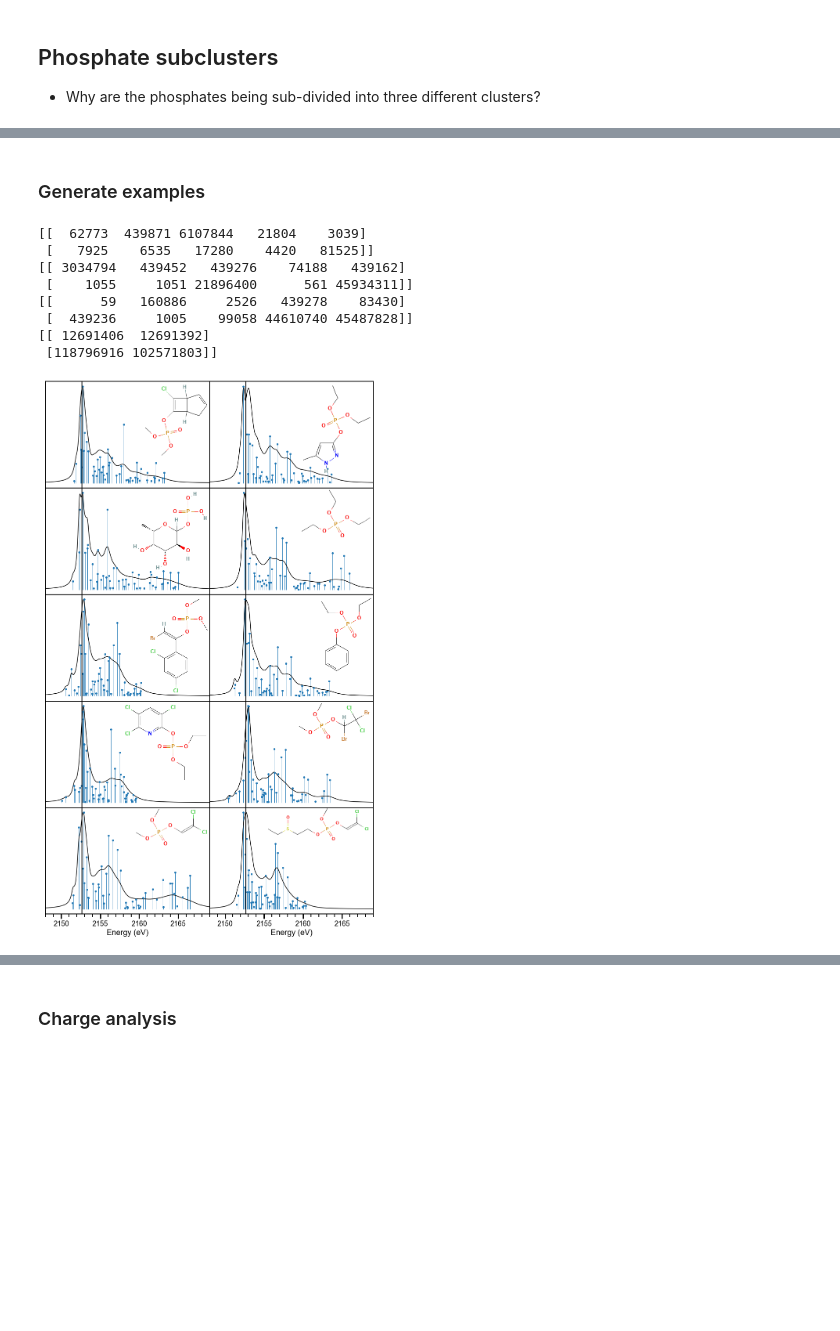
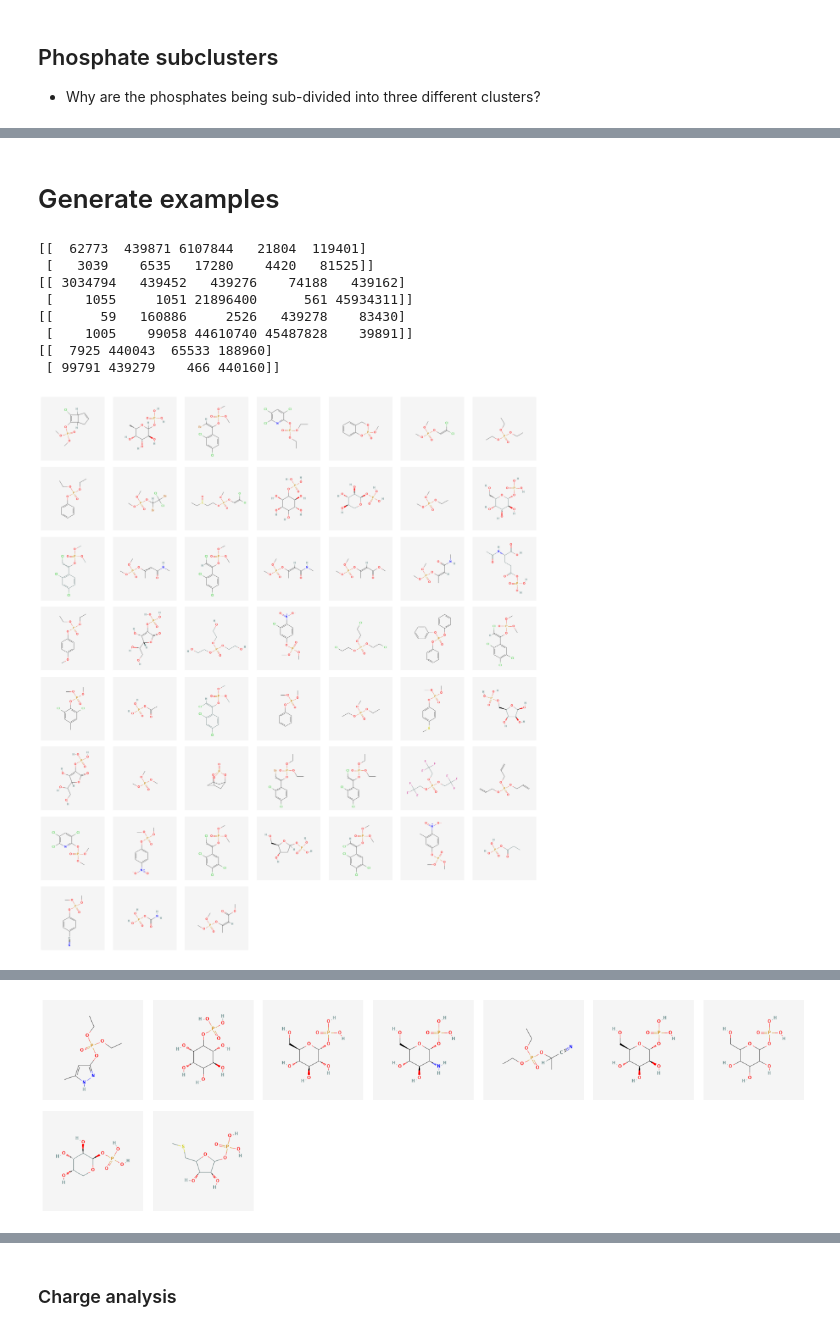
Before and after one commit to Seidler-Lab/Phosphorus-ML-Project, a Jupyter notebook: Data_Analysis_Sam.ipynb, the cells around one changed output, grey strips where cells are left out. Drawn from its saved outputs; the diff is of its cells as text; code cells hidden in the pictures; blank space fills up the shorter version.

```diff
--- a/Data_Analysis_Sam.ipynb
+++ b/Data_Analysis_Sam.ipynb
@@ -283,16 +281,14 @@ for i, coordnum in enumerate([1, 3]):
     ax = fig.add_subplot(spec[:6, 2*i + 1])
     class_tsneplt = plot_dim_red((fig, ax), X_coord, XES_tsnemap, colorcodemap=codemap,
                                   mode='XES', method='UMAP', hiddencids=hiddencids, fontsize=24,
-                                  size=60, edgecolors='w', hiddenalpha=0.0, **{'loc': 'upper left'})
+                                  size=60, edgecolors='w', hiddenalpha=0.0, **{'loc': 'upper center'})
     set_spine_width(ax, width=1.2)
-    add_point_pubchem_link(class_tsneplt, X_coord)
 
     ax = fig.add_subplot(spec[6:11, 2*i + 1])
     class_tsneplt = plot_dim_red((fig, ax), X_coord, XANES_tsnemap, colorcodemap=codemap,
                                   mode='XANES', method='UMAP', hiddencids=hiddencids, fontsize=24,
-                                  size=60, edgecolors='w', hiddenalpha=0.0, **{'loc': 'upper left'})
+                                  size=60, edgecolors='w', hiddenalpha=0.0, **{'loc': 'upper center'})
     set_spine_width(ax, width=1.2)
-    add_point_pubchem_link(class_tsneplt, X_coord)
 
-plt.savefig(f'../Figures/oxidation.png', dpi=1000, transparent=False, bbox_inches='tight')
+# plt.savefig(f'../Figures/oxidation.png', dpi=1000, transparent=False, bbox_inches='tight')
 # %% [output]
@@ -379,8 +375,7 @@ if make_SI_figures:
 # %%
 # sulfur subclasses
 codemap = sulfurcodemap
-# labels = ['phosphate', 'phosphorothioate', 'dithiophosphate']
-labels = ['phosphate']
+labels = ['phosphate', 'phosphorothioate', 'dithiophosphate']
 bin_names = list(SULFURCODES.keys())
 N = len(labels)
 
@@ -418,11 +413,11 @@ for mode in ['XES', 'XANES']:
     if mode == 'XES':
         tsnemap = XES_tsnemap
         col1, col2 = 0, 3
-        options = {'loc':'upper right'}
+        options = {'loc':'center'}
     else:
         tsnemap = XANES_tsnemap
         col1, col2 = 3, 6
-        options = {'loc': 'upper left'}
+        options = {'loc': 'center'}
     #################### tsne plot
     ax = fig.add_subplot(spec[0, col1:col2])
     tsne_plt = plot_dim_red((fig, ax), X_subset, tsnemap, size=80,
@@ -432,5 +427,5 @@ for mode in ['XES', 'XANES']:
     set_spine_width(ax, width=1.)
     add_point_pubchem_link(tsne_plt, X_subset)
 
-# plt.savefig(f'../Figures/sulfur.png', dpi=1000, transparent=False, bbox_inches='tight')
+plt.savefig(f'../Figures/sulfur.png', dpi=1000, transparent=False, bbox_inches='tight')
 # %% [output]
@@ -569,41 +528,64 @@ for j, cid_list in enumerate(cluster_cids):
 # %% [markdown]
-### Generate examples
+# Generate examples
 # %%
 if make_SI_figures:
-    for select in [0, 1, 2, 3]:
+    for select in select_clusters:
         cids = []
         for cid, cluster in dbscan_clustermap.items():
-            if cluster == select and cid not in cluster_cids:
+            if cluster + 1 == select:
                 cids += [cid]
 
+        # show every structure for each compound
+        N = len(cids)
+        if N < 7:
+            ncols = 2
+        else:
+            ncols = 7
+        nrows = N//ncols + 1
+        fig, axes = plt.subplots(nrows=nrows, ncols=ncols, figsize=(ncols*3, nrows*3))
+        plt.subplots_adjust(wspace=0.1, hspace=0.1)
+        for i in range(int(ncols*nrows)):
+            row, colm = np.unravel_index(i, (nrows, ncols))
+            axes[row, colm].axis('off')
+            if i < N:
+                cid = cids[i]
+                urllib.request.urlretrieve(f"https://pubchem.ncbi.nlm.nih.gov/image/imgsrv.fcgi?cid={cid}&t=l",
+                                       f"../Figures/pubchem_structures/{cid}.png")
+                img = Image.open(f"../Figures/pubchem_structures/{cid}.png")
+                axes[row, colm].imshow(img)
+        plt.savefig(f'../Figures/SI_phosphate_cluster_{keys[select]}_structures.png',
+                    dpi=800, bbox_inches='tight')
+
+
+        ### make spectra figure
         if len(cids) < 10:
             N = len(cids)//2
         else:
             N = 5
         cids = np.array(cids[:N*2]).reshape((2,N))
         print(cids)
 
         fig, axes = plt.subplots(nrows=N, ncols=2, figsize=(15,N*5))
         plt.subplots_adjust(wspace=0, hspace=0)
 
-        for cluster, cid_list in enumerate(cids):
+        for colm, cid_list in enumerate(cids):
             for i, cid in enumerate(cid_list):
                 if i == N-1:
                     verbose = True
                 else:
                     verbose = False
-                plot_spectrum_and_trans((fig, axes[i, cluster]), compoundmap, cid, verbose=verbose,
-                                        mode='XANES', energyrange=(2148,2169), color=select,
+                plot_spectrum_and_trans((fig, axes[i, colm]), compoundmap, cid, verbose=verbose,
+                                        mode='XANES', energyrange=(2148,2169), color=2*(select - 1),
                                         link_pubchem=True, chemdraw=False, resize=True)
-                set_spine_width(axes[i, cluster], width=2)
-        plt.savefig(f'../Figures/SI_phosphate_cluster_{select + 1}.png', dpi=800, bbox_inches='tight')
+                set_spine_width(axes[i, colm], width=2)
+        plt.savefig(f'../Figures/SI_phosphate_cluster_{keys[select]}_spectra.png', dpi=800, bbox_inches='tight')
 # %% [output]
-[[  62773  439871 6107844   21804    3039]
- [   7925    6535   17280    4420   81525]]
+[[  62773  439871 6107844   21804  119401]
+ [   3039    6535   17280    4420   81525]]
 [[ 3034794   439452   439276    74188   439162]
  [    1055     1051 21896400      561 45934311]]
 [[      59   160886     2526   439278    83430]
- [  439236     1005    99058 44610740 45487828]]
-[[ 12691406  12691392]
- [118796916 102571803]]
+ [    1005    99058 44610740 45487828    39891]]
+[[  7925 440043  65533 188960]
+ [ 99791 439279    466 440160]]
-[figure, old version]
+[figure, new version]
@@ -612,0 +597 @@ if make_SI_figures:
+[figure, added]
```
Also changed, not shown: parts of 17 cells of this notebook, 42 other files.
